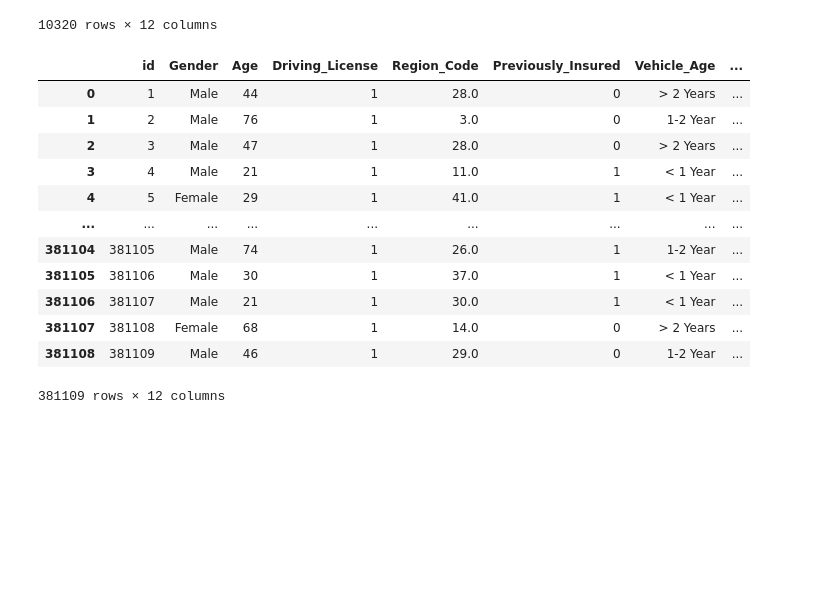
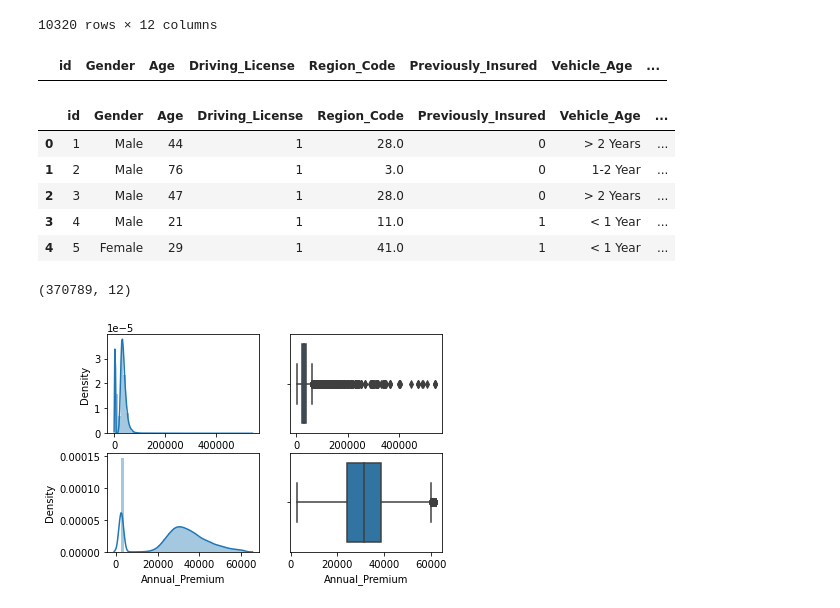
Before and after one commit to pi-mishra/HEALTH-INSURANCE-CROSS-SELL-PREDICTION, a Jupyter notebook: HEALTH_INSURANCE_CROSS_SELL_PREDICTION_(piyush).ipynb, the cells around one changed output. Drawn from its saved outputs; the diff is of its cells as text; code cells hidden in the pictures; blank space fills up the shorter version.

```diff
--- a/HEALTH_INSURANCE_CROSS_SELL_PREDICTION_(piyush).ipynb
+++ b/HEALTH_INSURANCE_CROSS_SELL_PREDICTION_(piyush).ipynb
@@ -445,18 +455,6 @@ df[df['Annual_Premium']> upper_limit]
 | 381079 | 381080 | Male | 33 | 1 | 28.0 | 0 | < 1 Year | ... |
 10320 rows × 12 columns
 # %%
-df[df['Annual_Premium']> lower_limit]
+df[df['Annual_Premium']<lower_limit]
 # %% [output]
 |  | id | Gender | Age | Driving_License | Region_Code | Previously_Insured | Vehicle_Age | ... |
-| 0 | 1 | Male | 44 | 1 | 28.0 | 0 | > 2 Years | ... |
-| 1 | 2 | Male | 76 | 1 | 3.0 | 0 | 1-2 Year | ... |
-| 2 | 3 | Male | 47 | 1 | 28.0 | 0 | > 2 Years | ... |
-| 3 | 4 | Male | 21 | 1 | 11.0 | 1 | < 1 Year | ... |
-| 4 | 5 | Female | 29 | 1 | 41.0 | 1 | < 1 Year | ... |
-| ... | ... | ... | ... | ... | ... | ... | ... | ... |
-| 381104 | 381105 | Male | 74 | 1 | 26.0 | 1 | 1-2 Year | ... |
-| 381105 | 381106 | Male | 30 | 1 | 37.0 | 1 | < 1 Year | ... |
-| 381106 | 381107 | Male | 21 | 1 | 30.0 | 1 | < 1 Year | ... |
-| 381107 | 381108 | Female | 68 | 1 | 14.0 | 0 | > 2 Years | ... |
-| 381108 | 381109 | Male | 46 | 1 | 29.0 | 0 | 1-2 Year | ... |
-381109 rows × 12 columns
@@ -462,0 +463,29 @@ df[df['Annual_Premium']> lower_limit]
+# %%
+new_df.head()
+# %% [output]
+|  | id | Gender | Age | Driving_License | Region_Code | Previously_Insured | Vehicle_Age | ... |
+| 0 | 1 | Male | 44 | 1 | 28.0 | 0 | > 2 Years | ... |
+| 1 | 2 | Male | 76 | 1 | 3.0 | 0 | 1-2 Year | ... |
+| 2 | 3 | Male | 47 | 1 | 28.0 | 0 | > 2 Years | ... |
+| 3 | 4 | Male | 21 | 1 | 11.0 | 1 | < 1 Year | ... |
+| 4 | 5 | Female | 29 | 1 | 41.0 | 1 | < 1 Year | ... |
+# %%
+new_df.shape
+# %% [output]
+(370789, 12)
+# %%
+plt.subplot(2,2,1)
+sns.distplot(df['Annual_Premium'])
+
+plt.subplot(2,2,2)
+sns.boxplot(df['Annual_Premium'])
+
+plt.subplot(2,2,3)
+sns.distplot(new_df['Annual_Premium'])
+
+plt.subplot(2,2,4)
+sns.boxplot(new_df['Annual_Premium'])
+
+plt.show()
+# %% [output]
+[figure, added]
```
Also changed, not shown: parts of 35 cells of this notebook.
